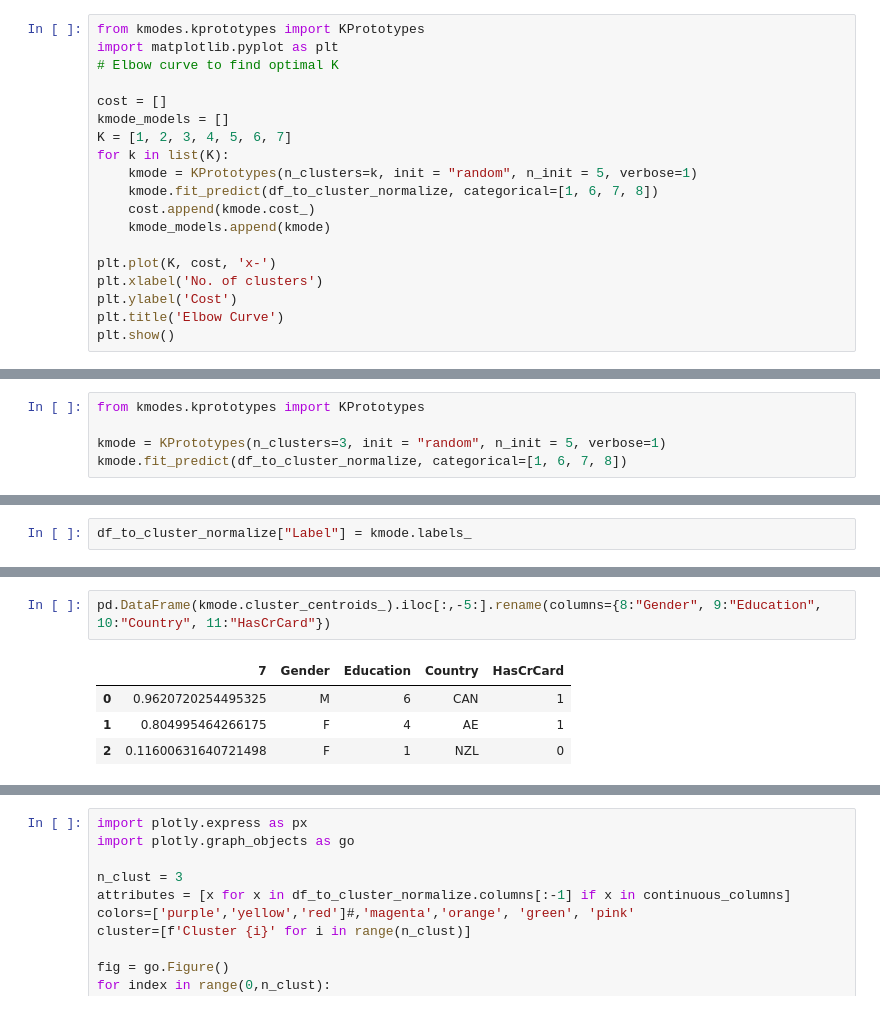
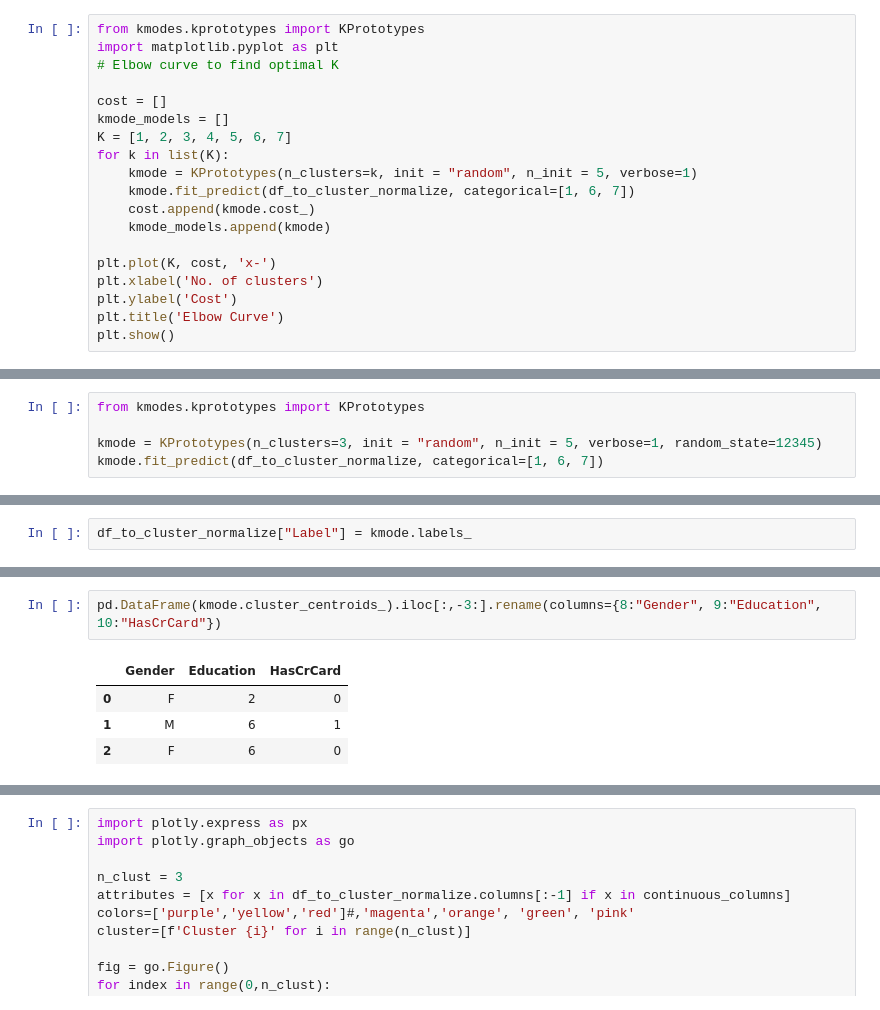
Before and after one commit to randyphoa/ml-basics, a Jupyter notebook: notebook/5-customer-segmentation.ipynb, the cells around one changed output, grey strips where cells are left out. Cells and saved outputs as stored; diff of their text form.

```diff
--- a/notebook/5-customer-segmentation.ipynb
+++ b/notebook/5-customer-segmentation.ipynb
@@ -71,7 +111,7 @@ kmode_models = []
 K = [1, 2, 3, 4, 5, 6, 7]
 for k in list(K):
     kmode = KPrototypes(n_clusters=k, init = "random", n_init = 5, verbose=1)
-    kmode.fit_predict(df_to_cluster_normalize, categorical=[1, 6, 7, 8])
+    kmode.fit_predict(df_to_cluster_normalize, categorical=[1, 6, 7])
     cost.append(kmode.cost_)
     kmode_models.append(kmode)
 
@@ -102,6 +142,6 @@ Best run was number 3
 # %%
 from kmodes.kprototypes import KPrototypes
 
-kmode = KPrototypes(n_clusters=3, init = "random", n_init = 5, verbose=1)
-kmode.fit_predict(df_to_cluster_normalize, categorical=[1, 6, 7, 8])
+kmode = KPrototypes(n_clusters=3, init = "random", n_init = 5, verbose=1, random_state=12345)
+kmode.fit_predict(df_to_cluster_normalize, categorical=[1, 6, 7])
 # %% [output]
@@ -141,7 +191,7 @@ array([['0.9091568627451024', '0.9109544626593801', '0.999999999999977',
 # %%
-pd.DataFrame(kmode.cluster_centroids_).iloc[:,-5:].rename(columns={8:"Gender", 9:"Education", 10:"Country", 11:"HasCrCard"})
+pd.DataFrame(kmode.cluster_centroids_).iloc[:,-3:].rename(columns={8:"Gender", 9:"Education", 10:"HasCrCard"})
 # %% [output]
-|  | 7 | Gender | Education | Country | HasCrCard |
-| 0 | 0.9620720254495325 | M | 6 | CAN | 1 |
-| 1 | 0.804995464266175 | F | 4 | AE | 1 |
-| 2 | 0.11600631640721498 | F | 1 | NZL | 0 |
+|  | Gender | Education | HasCrCard |
+| 0 | F | 2 | 0 |
+| 1 | M | 6 | 1 |
+| 2 | F | 6 | 0 |
```
Also changed, not shown: parts of 19 cells of this notebook, 2 other files.
